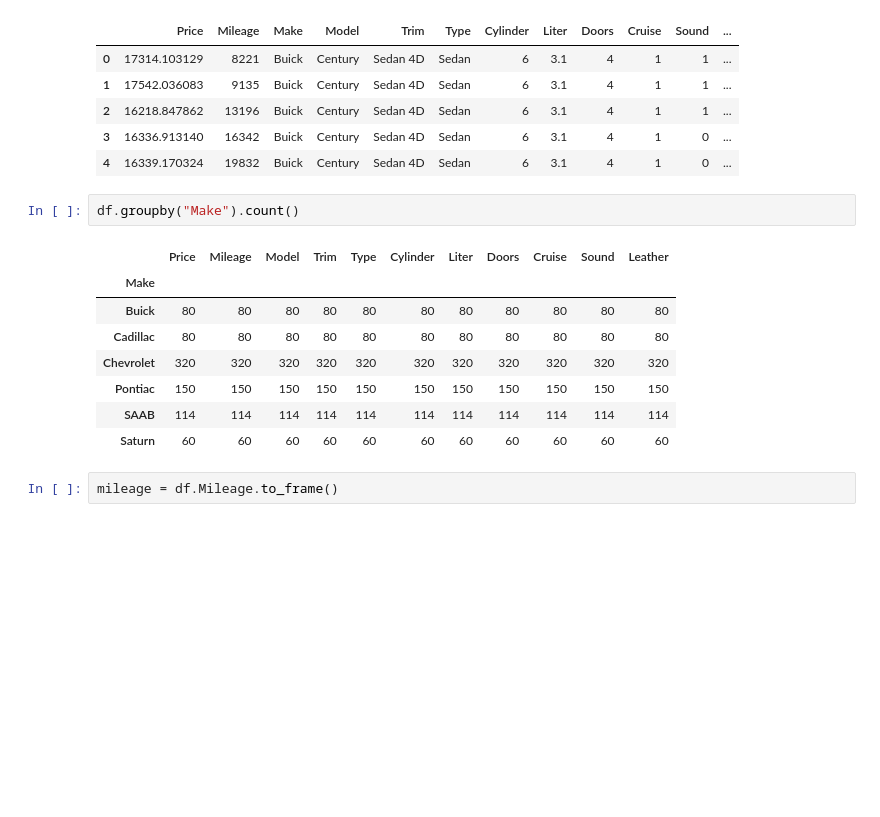
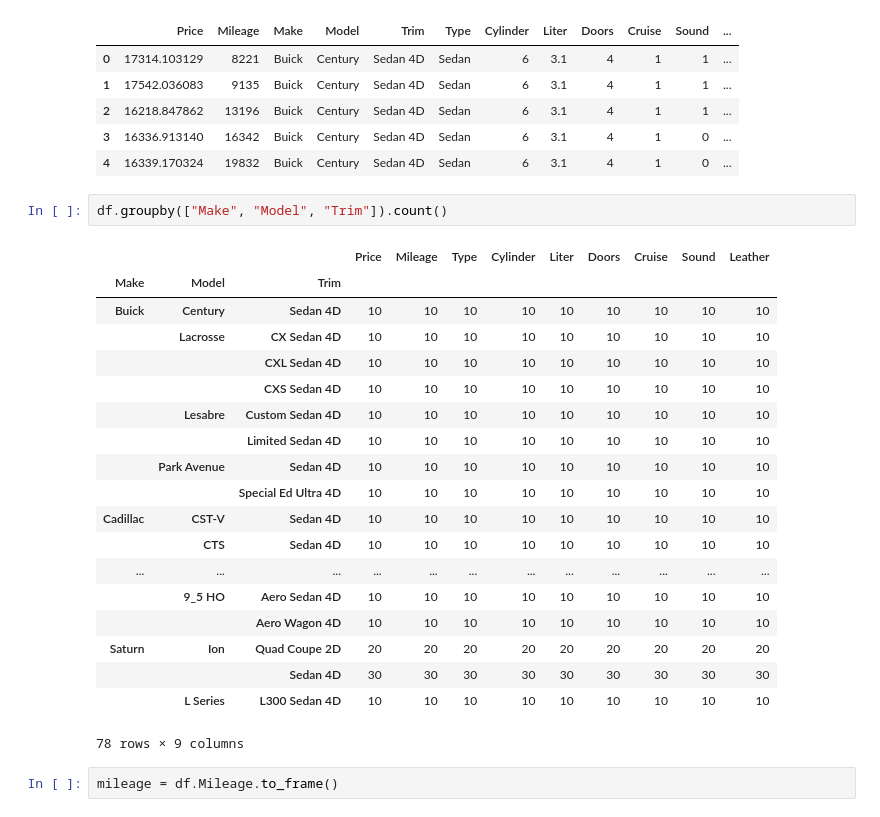
Before and after one commit to tiyd-python-2015-05/linear-regression, a Jupyter notebook: How Much is Your Car Worth.ipynb, the cells around one changed output. Cells and saved outputs as stored; diff of their text form; blank space fills up the shorter version.

```diff
--- a/How Much is Your Car Worth.ipynb
+++ b/How Much is Your Car Worth.ipynb
@@ -55,16 +55,27 @@ df.head()
 | 3 | 16336.913140 | 16342 | Buick | Century | Sedan 4D | Sedan | 6 | 3.1 | 4 | 1 | 0 | ... |
 | 4 | 16339.170324 | 19832 | Buick | Century | Sedan 4D | Sedan | 6 | 3.1 | 4 | 1 | 0 | ... |
 # %%
-df.groupby("Make").count()
+df.groupby(["Make", "Model", "Trim"]).count()
 # %% [output]
-|  | Price | Mileage | Model | Trim | Type | Cylinder | Liter | Doors | Cruise | Sound | Leather |
-| Make |  |  |  |  |  |  |  |  |  |  |  |
-| Buick | 80 | 80 | 80 | 80 | 80 | 80 | 80 | 80 | 80 | 80 | 80 |
-| Cadillac | 80 | 80 | 80 | 80 | 80 | 80 | 80 | 80 | 80 | 80 | 80 |
-| Chevrolet | 320 | 320 | 320 | 320 | 320 | 320 | 320 | 320 | 320 | 320 | 320 |
-| Pontiac | 150 | 150 | 150 | 150 | 150 | 150 | 150 | 150 | 150 | 150 | 150 |
-| SAAB | 114 | 114 | 114 | 114 | 114 | 114 | 114 | 114 | 114 | 114 | 114 |
-| Saturn | 60 | 60 | 60 | 60 | 60 | 60 | 60 | 60 | 60 | 60 | 60 |
+|  |  |  | Price | Mileage | Type | Cylinder | Liter | Doors | Cruise | Sound | Leather |
+| Make | Model | Trim |  |  |  |  |  |  |  |  |  |
+| Buick | Century | Sedan 4D | 10 | 10 | 10 | 10 | 10 | 10 | 10 | 10 | 10 |
+|  | Lacrosse | CX Sedan 4D | 10 | 10 | 10 | 10 | 10 | 10 | 10 | 10 | 10 |
+|  |  | CXL Sedan 4D | 10 | 10 | 10 | 10 | 10 | 10 | 10 | 10 | 10 |
+|  |  | CXS Sedan 4D | 10 | 10 | 10 | 10 | 10 | 10 | 10 | 10 | 10 |
+|  | Lesabre | Custom Sedan 4D | 10 | 10 | 10 | 10 | 10 | 10 | 10 | 10 | 10 |
+|  |  | Limited Sedan 4D | 10 | 10 | 10 | 10 | 10 | 10 | 10 | 10 | 10 |
+|  | Park Avenue | Sedan 4D | 10 | 10 | 10 | 10 | 10 | 10 | 10 | 10 | 10 |
+|  |  | Special Ed Ultra 4D | 10 | 10 | 10 | 10 | 10 | 10 | 10 | 10 | 10 |
+| Cadillac | CST-V | Sedan 4D | 10 | 10 | 10 | 10 | 10 | 10 | 10 | 10 | 10 |
+|  | CTS | Sedan 4D | 10 | 10 | 10 | 10 | 10 | 10 | 10 | 10 | 10 |
+| ... | ... | ... | ... | ... | ... | ... | ... | ... | ... | ... | ... |
+|  | 9_5 HO | Aero Sedan 4D | 10 | 10 | 10 | 10 | 10 | 10 | 10 | 10 | 10 |
+|  |  | Aero Wagon 4D | 10 | 10 | 10 | 10 | 10 | 10 | 10 | 10 | 10 |
+| Saturn | Ion | Quad Coupe 2D | 20 | 20 | 20 | 20 | 20 | 20 | 20 | 20 | 20 |
+|  |  | Sedan 4D | 30 | 30 | 30 | 30 | 30 | 30 | 30 | 30 | 30 |
+|  | L Series | L300 Sedan 4D | 10 | 10 | 10 | 10 | 10 | 10 | 10 | 10 | 10 |
+78 rows × 9 columns
 # %%
 mileage = df.Mileage.to_frame()
 # %%
```
Also changed, not shown: parts of 9 cells of this notebook.
